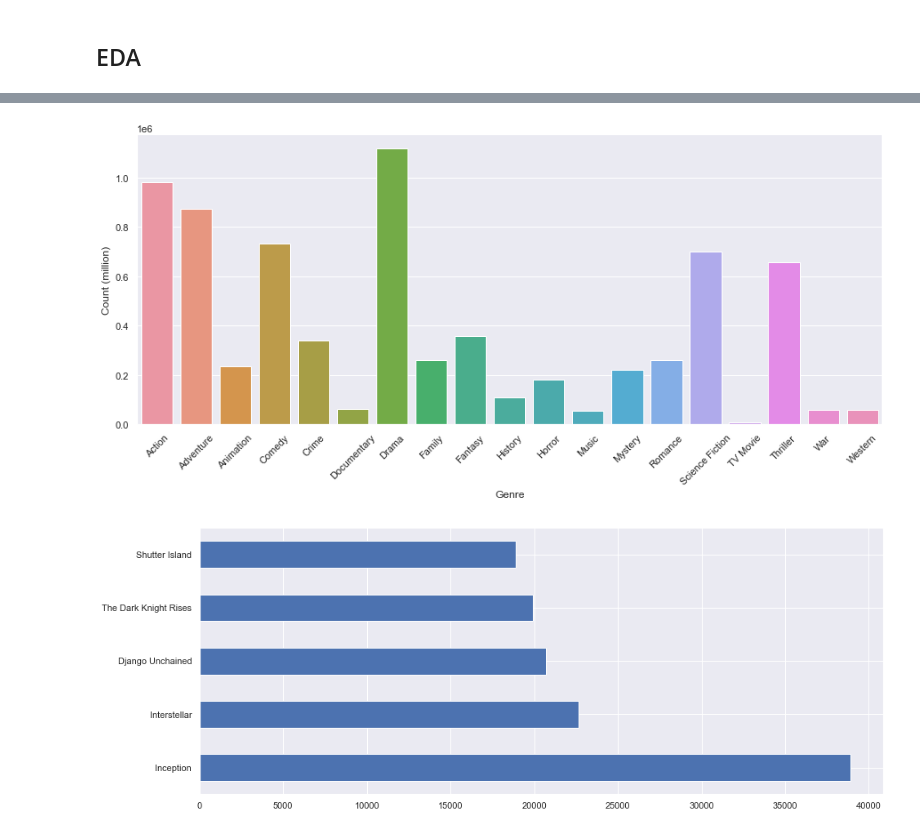
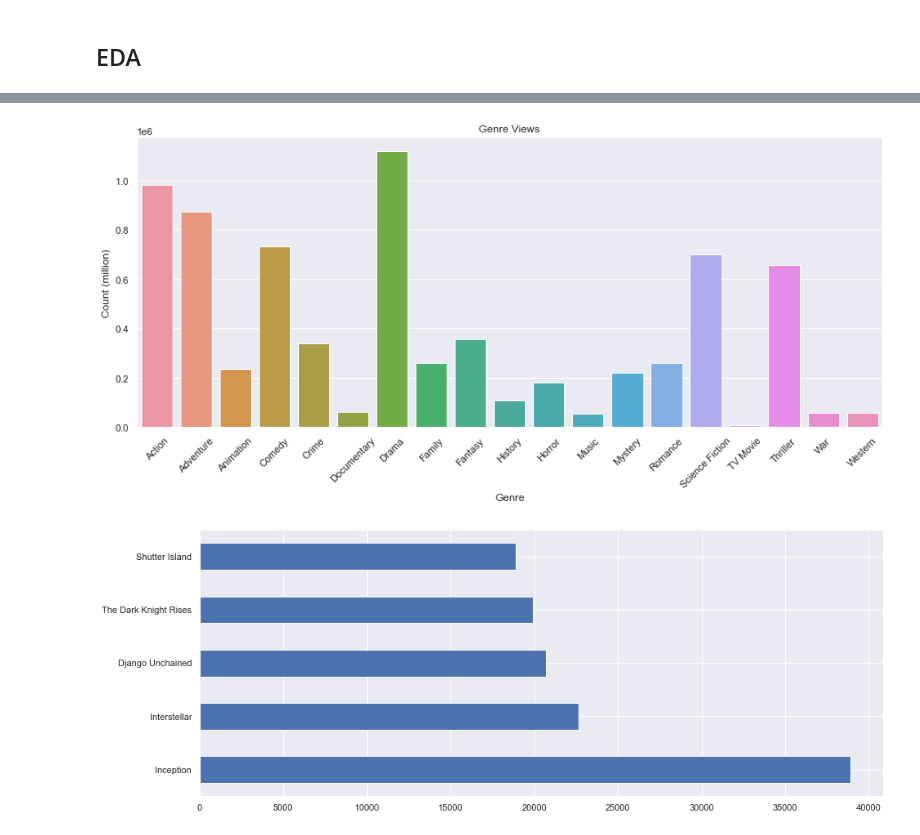
Before and after one commit to Luuzemp14/Cds1_Tinder-4-Movies, a Jupyter notebook: datawrangling.ipynb, the cells around one changed output, grey strips where cells are left out. Saved outputs shown, nothing was run; the diff lists cells and outputs as text; code cells hidden in the pictures.

```diff
--- a/datawrangling.ipynb
+++ b/datawrangling.ipynb
@@ -77,7 +79,7 @@ col_order = [
 df_movies2 = df_movies2[col_order]
 # %%
 # remove duplicate rows (there are some duplicate movies with different movieId's, thats why we use difference)
-df2 = df2.drop_duplicates(subset=df2.columns.difference(['movieId']))
+df2 = df_movies2.drop_duplicates(subset=df_movies2.columns.difference(["movieId"]))
 # %%
 # replace empty field with np.nan
 df2 = df2.replace("", np.nan)
@@ -194,12 +217,12 @@ df4 = pd.concat([df3, dum], axis=1)
 # %%
 sns.set(rc={'figure.figsize':(15,6)})
 
 ax = sns.barplot(data = df4.iloc[:,-19:].sum().reset_index(), x = "index", y = 0)
-ax.set(xlabel='Genre', ylabel='Count (million)')
+ax.set(xlabel='Genre', ylabel='Count (million)', title="Genre Views")
 plt.xticks(rotation = 45)
 plt.show()
 # %% [output]
-[figure, old version]
+[figure, new version]
 # %%
 df3['title'].value_counts()[:5].plot(kind = "barh")
 plt.show()
```
Also changed, not shown: parts of 26 cells of this notebook, 1 other file.
